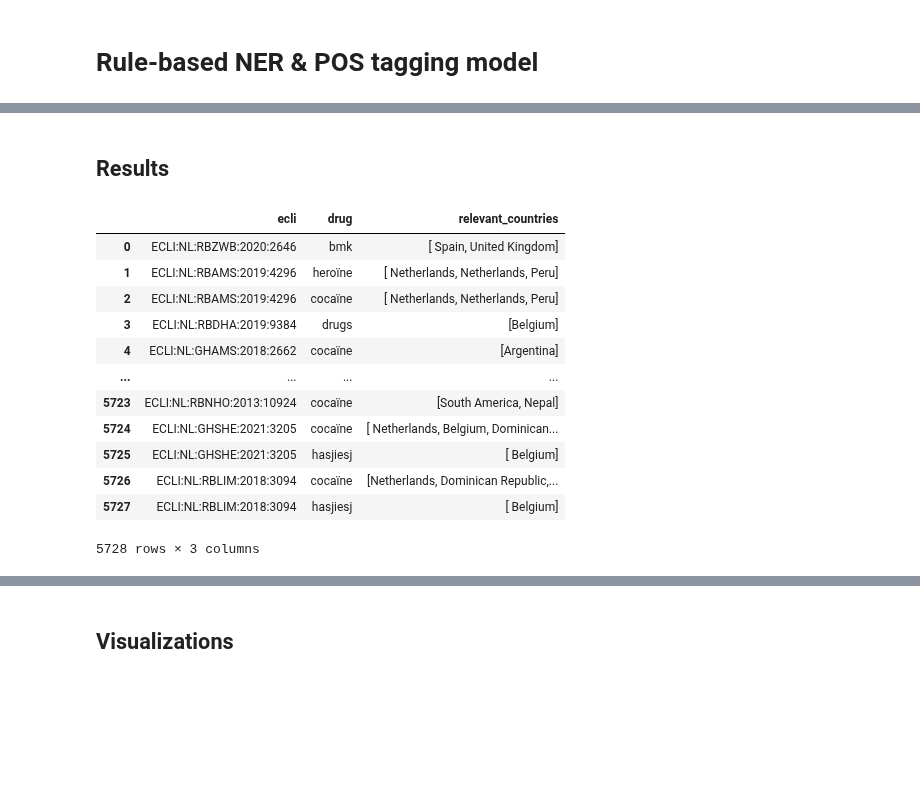
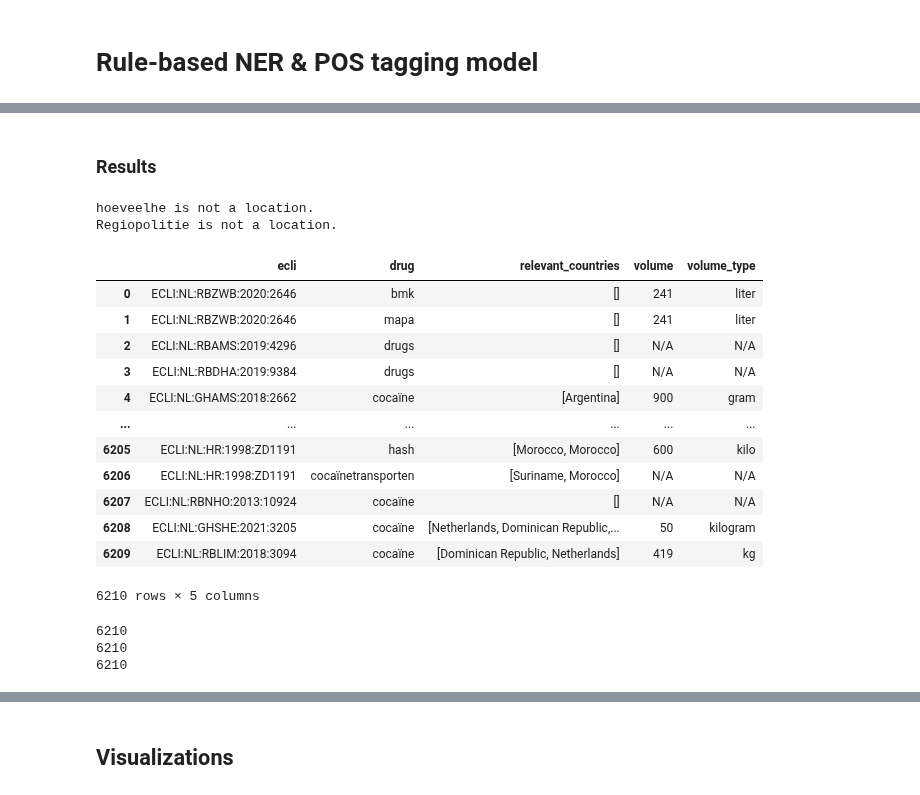
Before and after one commit to bloemetjesgordijn/Master-thesis, a Jupyter notebook: New.ipynb, the cells around one changed output, grey strips where cells are left out. Cells and saved outputs as stored; diff of their text form; code cells hidden in the pictures; blank space fills up the shorter version.

```diff
--- a/New.ipynb
+++ b/New.ipynb
@@ -318,6 +323,9 @@ relevant_df = filter_strafrecht_and_contain_smuggle_word(merged_df)
 
 country_translation_dict = open("country_translation_dict.pkl", "rb")
 country_translation_dict = pickle.load(country_translation_dict)
+
+countries_to_exclude = open("countries_to_exclude.pkl", "rb")
+countries_to_exclude = pickle.load(countries_to_exclude)
 
 trafficking_df = filter_for_relevant_chunks(relevant_df)
 
@@ -354,0 +367,2 @@ Lenght of the resutling trafficking df: 2824
+# %%
+trafficking_df = pd.read_pickle("trafficking_df.pkl")
@@ -558,53 +589,67 @@ def get_location_directions(data):
             data[drug]['locations'] = {'from': fromlocs, 'to': tolocs, 'via': vialocs}
     return data
 # %% [markdown]
-## Results
+### Results
 # %%
-final_df = pd.DataFrame(columns=['ecli', 'drug', 'relevant_countries'])
+final_df = pd.DataFrame(columns=['ecli', 'drug', 'relevant_countries', 'volume', 'volume_type'])
 
 
 
 for index, row in trafficking_df.iterrows():
     id = row['ecli']
-#     print(id)
 
     fused_chunks = fuse_chunks(row['chunks'])
     fused_locations = fuse_locations(fused_chunks)
     fused_volumes = fuse_volumes(fused_locations)
     translated_locations = translate_locations(fused_volumes)
-#     location_directions = get_location_directions(translated_locations)
+    location_directions = get_location_directions(translated_locations)
+#     print(location_directions)
 
-#     print(location_directions)
+
     if translated_locations is not None:
         for drug in translated_locations:
             relevant_countries = []
 
             curr = translated_locations[drug]
             for adjective in curr['locations']:
                 locs = curr['locations'][adjective]
                 for loc in locs:
                     if loc not in relevant_countries:
                         relevant_countries.append(loc)
 
+            volumes = "None"
+            if len(curr['volumes']) > 0:
+                if isinstance(curr['volumes'], list):
+                    volumes = curr['volumes'][0][0]
+                else:
+                    volumes = curr['volumes']
+                if len(volumes) == 3:
+                    row = {'ecli': id, 'drug': drug, 'relevant_countries': relevant_countries, 'volume': volumes['volume'], 'volume_type': volumes['volume_type']}
+                else:
+                    row = {'ecli': id, 'drug': drug, 'relevant_countries': relevant_countries, 'volume': 'N/A', 'volume_type': 'N/A'}
+            else:
+                row = {'ecli': id, 'drug': drug, 'relevant_countries': relevant_countries, 'volume': 'N/A', 'volume_type': 'N/A'}
 
-            row = {'ecli': id, 'drug': drug, 'relevant_countries': relevant_countries}
+
             final_df = final_df.append(row, ignore_index=True)
 
 final_df
 # %% [output]
+hoeveelhe is not a location.
+Regiopolitie is not a location.
-|  | ecli | drug | relevant_countries |
-| 0 | ECLI:NL:RBZWB:2020:2646 | bmk | [ Spain, United Kingdom] |
-| 1 | ECLI:NL:RBAMS:2019:4296 | heroïne | [ Netherlands, Netherlands, Peru] |
-| 2 | ECLI:NL:RBAMS:2019:4296 | cocaïne | [ Netherlands, Netherlands, Peru] |
-| 3 | ECLI:NL:RBDHA:2019:9384 | drugs | [Belgium] |
-| 4 | ECLI:NL:GHAMS:2018:2662 | cocaïne | [Argentina] |
-| ... | ... | ... | ... |
-| 5723 | ECLI:NL:RBNHO:2013:10924 | cocaïne | [South America, Nepal] |
-| 5724 | ECLI:NL:GHSHE:2021:3205 | cocaïne | [ Netherlands, Belgium, Dominican... |
-| 5725 | ECLI:NL:GHSHE:2021:3205 | hasjiesj | [ Belgium] |
-| 5726 | ECLI:NL:RBLIM:2018:3094 | cocaïne | [Netherlands, Dominican Republic,... |
-| 5727 | ECLI:NL:RBLIM:2018:3094 | hasjiesj | [ Belgium] |
+|  | ecli | drug | relevant_countries | volume | volume_type |
+| 0 | ECLI:NL:RBZWB:2020:2646 | bmk | [] | 241 | liter |
+| 1 | ECLI:NL:RBZWB:2020:2646 | mapa | [] | 241 | liter |
+| 2 | ECLI:NL:RBAMS:2019:4296 | drugs | [] | N/A | N/A |
+| 3 | ECLI:NL:RBDHA:2019:9384 | drugs | [] | N/A | N/A |
+| 4 | ECLI:NL:GHAMS:2018:2662 | cocaïne | [Argentina] | 900 | gram |
+| ... | ... | ... | ... | ... | ... |
+| 6205 | ECLI:NL:HR:1998:ZD1191 | hash | [Morocco, Morocco] | 600 | kilo |
+| 6206 | ECLI:NL:HR:1998:ZD1191 | cocaïnetransporten | [Suriname, Morocco] | N/A | N/A |
+| 6207 | ECLI:NL:RBNHO:2013:10924 | cocaïne | [] | N/A | N/A |
+| 6208 | ECLI:NL:GHSHE:2021:3205 | cocaïne | [Netherlands, Dominican Republic,... | 50 | kilogram |
+| 6209 | ECLI:NL:RBLIM:2018:3094 | cocaïne | [Dominican Republic, Netherlands] | 419 | kg |
-5728 rows × 3 columns
+6210 rows × 5 columns
 # %%
 dict_file = open("country_translation_dict.pkl", "wb")
 pickle.dump(country_translation_dict, dict_file)
@@ -630,0 +661,22 @@ final_df_filtered['verdict_date'] = date_list
+# %%
+date_list = []
+countries_mentioned = []
+for index, row in final_df.iterrows():
+    ecli = row['ecli']
+    case = trafficking_df[trafficking_df['ecli'] == ecli]
+    date = case['verdict_date'].tolist()[0]
+    date_list.append(date)
+    countries = case['countries_mentioned']
+    countries_mentioned.append(countries.tolist()[0])
+
+print(len(final_df))
+print(len(date_list))
+print(len(countries_mentioned))
+
+
+final_df['verdict_date'] = date_list
+final_df['countries_mentioned'] = countries_mentioned
+# %% [output]
+6210
+6210
+6210
```
Also changed, not shown: parts of 27 cells of this notebook, 5 other files.
